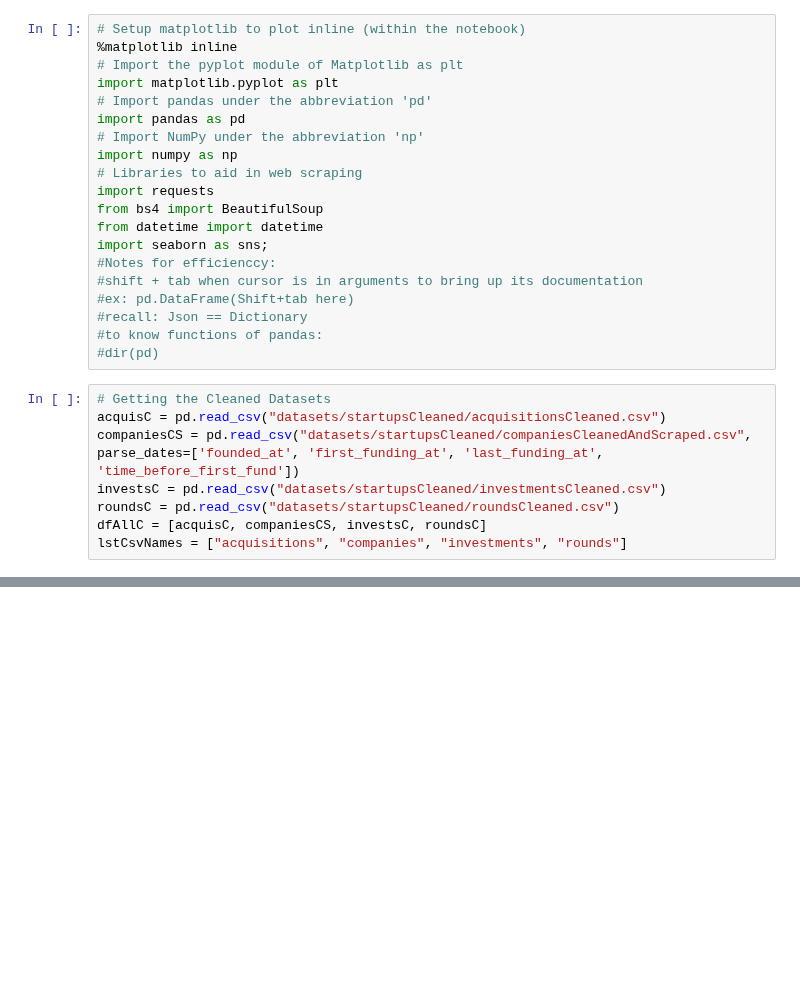
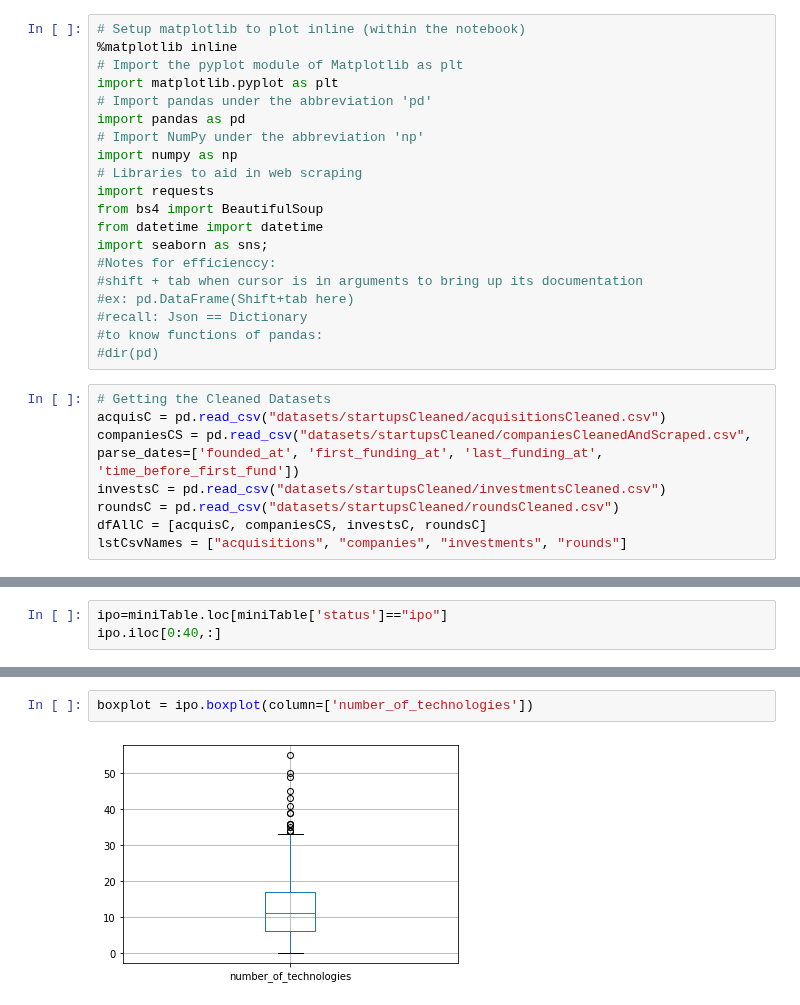
Before and after one commit to OdyAsh/StartupCompanies, a Jupyter notebook: Aisha-Startup-Companies.ipynb, the cells around one changed output, grey strips where cells are left out. Saved outputs shown, nothing was run; the diff lists cells and outputs as text; blank space fills up the shorter version.

```diff
--- a/Aisha-Startup-Companies.ipynb
+++ b/Aisha-Startup-Companies.ipynb
@@ -34,0 +125,3 @@ STATE THE QUESTION AGAIN
+# %%
+ipo=miniTable.loc[miniTable['status']=="ipo"]
+ipo.iloc[0:40,:]
@@ -34,0 +146,4 @@ STATE THE QUESTION AGAIN
+# %%
+boxplot = ipo.boxplot(column=['number_of_technologies'])
+# %% [output]
+[figure, added]
```
Also changed, not shown: parts of 23 cells of this notebook, 10 other files.
